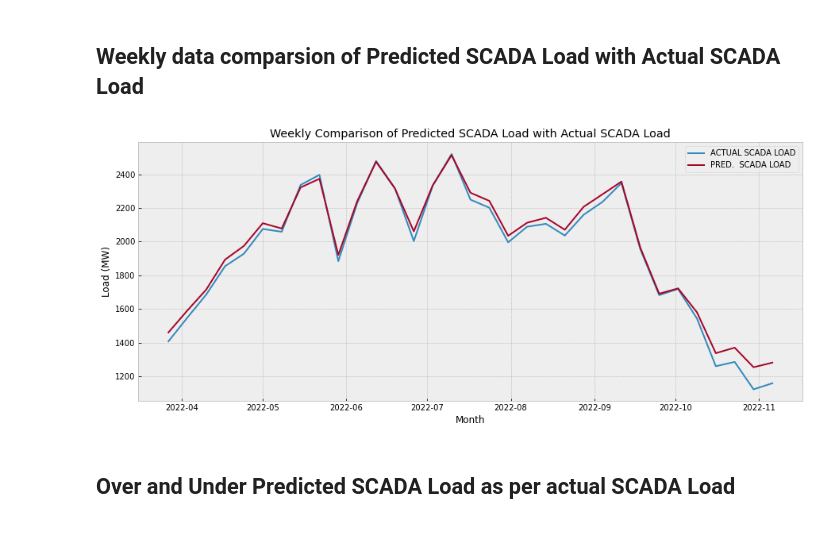
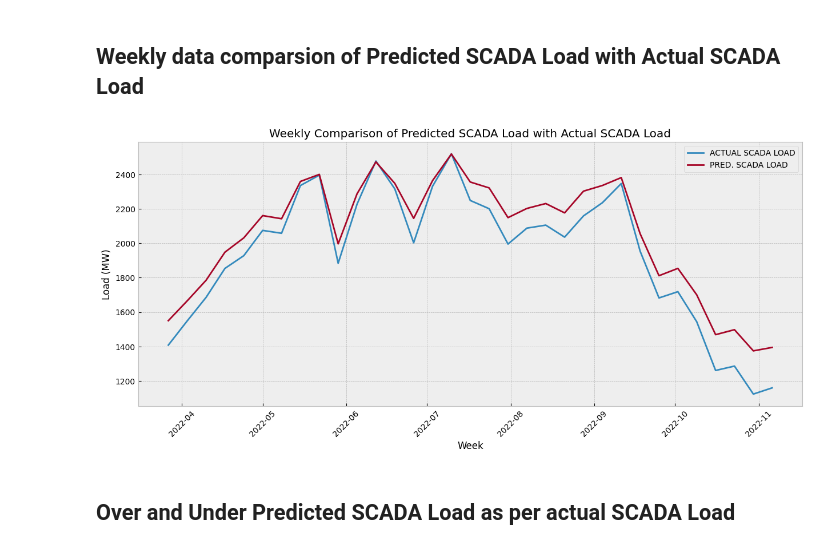
Before and after one commit to hvcuber/Short-Term-Load-Forecasting, a Jupyter notebook: 2020SC04565_w_3YEARS_final.ipynb, the cells around one changed output. Saved outputs shown, nothing was run; the diff lists cells and outputs as text; code cells hidden in the pictures.

```diff
--- a/2020SC04565_w_3YEARS_final.ipynb
+++ b/2020SC04565_w_3YEARS_final.ipynb
@@ -451,7 +449,7 @@ final_dataset.describe()
 # %% [markdown]
 # Feature Engineering
 # %%
-dataset = pd.read_excel('PreprocessingData.xlsx')
+dataset = pd.read_excel('PreProcessedData.xlsx')
 dataset.head()
 # %% [output]
 |  | DATETIME | TEMPERATURE | HUMIDITY | DEMAND LOAD | SLDC LOAD | SCADA LOAD |
@@ -1074,14 +1078,14 @@ plt.show()
 # %% [markdown]
 ### Inverse Transform on test dataset to get the actual value
 # %%
-y_test_array = np.repeat(y_test, 13, axis=-1)
-y_test_array_new = y_test_array.reshape(-1, 13)
+y_test_array = np.repeat(y_test, 14, axis=-1)
+y_test_array_new = y_test_array.reshape(-1, 14)
 y_test_actual = scaler.inverse_transform(y_test_array_new)[:, -1]
 y_test_actual
 # %% [output]
 array([1409., 1393., 1367., ...,  982.,  957.,  933.])
 # %%
-y_test_pred_array = np.repeat(y_pred, 13, axis=-1)
+y_test_pred_array = np.repeat(y_pred, 14, axis=-1)
 y_test_predict = scaler.inverse_transform(y_test_pred_array)[:, -1]
 y_test_predict
 # %% [output]
@@ -1154,17 +1188,40 @@ plt.show()
 # %% [markdown]
 ## Weekly data comparsion of Predicted SCADA Load with Actual SCADA Load
 # %%
-comp_weekly = comp_df.resample("W").mean()
+comp_df.index = pd.to_datetime(comp_df.index)
+
+comp_df['ACTUAL SCADA LOAD'] = pd.to_numeric(
+    comp_df['ACTUAL SCADA LOAD'], errors='coerce'
+)
+
+comp_df['PRED. SCADA LOAD'] = pd.to_numeric(
+    comp_df['PRED. SCADA LOAD'], errors='coerce'
+)
+
+comp_weekly = comp_df[
+    ['ACTUAL SCADA LOAD', 'PRED. SCADA LOAD']
+].resample('W').mean()
 
 plt.figure(figsize=(15, 6))
-sns.lineplot(data=comp_weekly['ACTUAL SCADA LOAD'], label='ACTUAL SCADA LOAD')
-sns.lineplot(data=comp_weekly['PRED. SCADA LOAD'], label='PRED.  SCADA LOAD')
-plt.xlabel('Month')
+
+sns.lineplot(
+    data=comp_weekly['ACTUAL SCADA LOAD'],
+    label='ACTUAL SCADA LOAD'
+)
+
+sns.lineplot(
+    data=comp_weekly['PRED. SCADA LOAD'],
+    label='PRED. SCADA LOAD'
+)
+
+plt.xlabel('Week')
 plt.ylabel('Load (MW)')
 plt.title('Weekly Comparison of Predicted SCADA Load with Actual SCADA Load')
+plt.xticks(rotation=45)
+plt.legend()
 plt.show()
 # %% [output]
-[figure, old version]
+[figure, new version]
 # %% [markdown]
 ## Over and Under Predicted SCADA Load as per actual SCADA Load
 # %%
```
Also changed, not shown: parts of 42 cells of this notebook.
